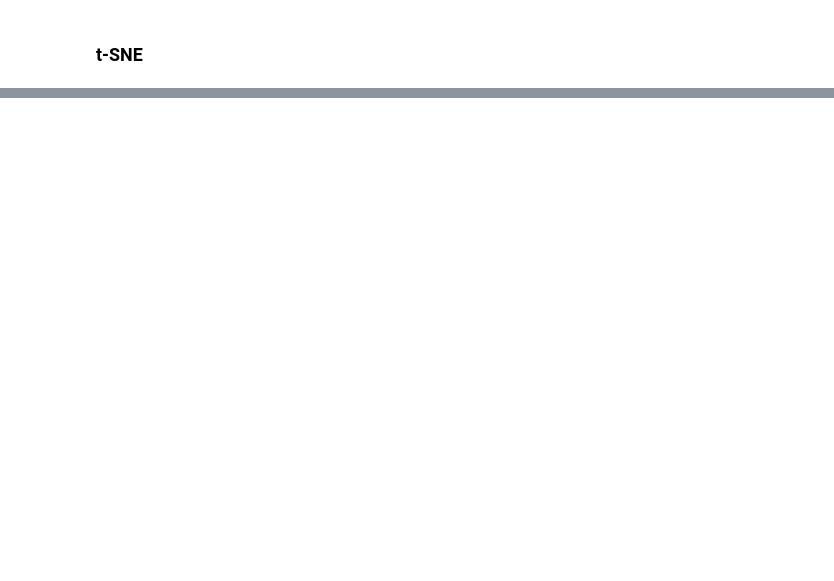
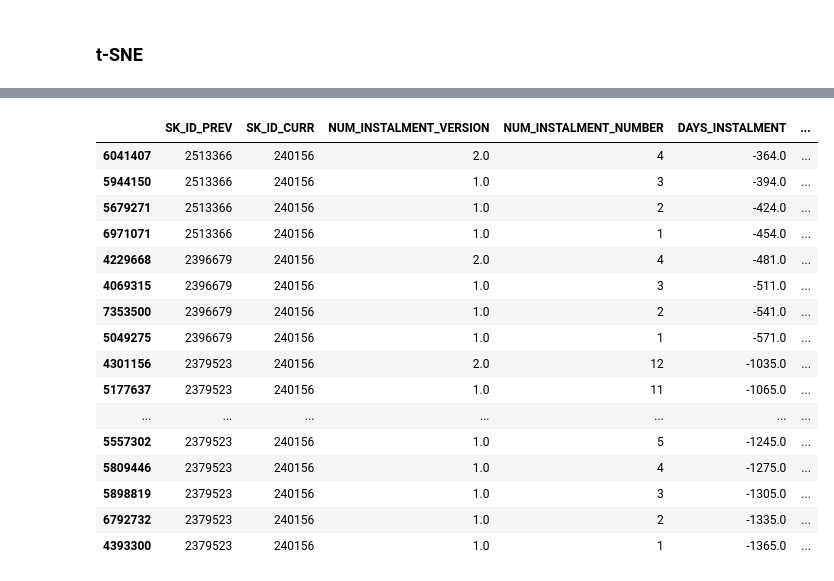
Before and after one commit to evklein/p556-final, a Jupyter notebook: eda.ipynb, the cells around one changed output, grey strips where cells are left out. Cells and saved outputs as stored; diff of their text form; code cells hidden in the pictures; blank space fills up the shorter version.

```diff
--- a/eda.ipynb
+++ b/eda.ipynb
@@ -149,0 +247,3 @@ plt.scatter(X_embedded[:, 0], X_embedded[:, 1], c = y, alpha = 0.3, cmap = 'cool
+# %%
+installment_payments = pd.read_csv('data/installments_payments.csv')
+installment_payments.info()
@@ -149,0 +287,3 @@ plt.scatter(X_embedded[:, 0], X_embedded[:, 1], c = y, alpha = 0.3, cmap = 'cool
+# %%
+loan_id_to_study = train.iloc[29]['SK_ID_CURR']
+loan_id_to_study
@@ -149,0 +336,21 @@ plt.scatter(X_embedded[:, 0], X_embedded[:, 1], c = y, alpha = 0.3, cmap = 'cool
+# %%
+installments_for_loan = installment_payments[installment_payments['SK_ID_CURR'] == loan_id_to_study]
+installments_for_loan.sort_values(['SK_ID_PREV', 'NUM_INSTALMENT_NUMBER'], ascending = False).head(20)
+# %% [output]
+|  | SK_ID_PREV | SK_ID_CURR | NUM_INSTALMENT_VERSION | NUM_INSTALMENT_NUMBER | DAYS_INSTALMENT | ... |
+| 6041407 | 2513366 | 240156 | 2.0 | 4 | -364.0 | ... |
+| 5944150 | 2513366 | 240156 | 1.0 | 3 | -394.0 | ... |
+| 5679271 | 2513366 | 240156 | 1.0 | 2 | -424.0 | ... |
+| 6971071 | 2513366 | 240156 | 1.0 | 1 | -454.0 | ... |
+| 4229668 | 2396679 | 240156 | 2.0 | 4 | -481.0 | ... |
+| 4069315 | 2396679 | 240156 | 1.0 | 3 | -511.0 | ... |
+| 7353500 | 2396679 | 240156 | 1.0 | 2 | -541.0 | ... |
+| 5049275 | 2396679 | 240156 | 1.0 | 1 | -571.0 | ... |
+| 4301156 | 2379523 | 240156 | 2.0 | 12 | -1035.0 | ... |
+| 5177637 | 2379523 | 240156 | 1.0 | 11 | -1065.0 | ... |
+| ... | ... | ... | ... | ... | ... | ... |
+| 5557302 | 2379523 | 240156 | 1.0 | 5 | -1245.0 | ... |
+| 5809446 | 2379523 | 240156 | 1.0 | 4 | -1275.0 | ... |
+| 5898819 | 2379523 | 240156 | 1.0 | 3 | -1305.0 | ... |
+| 6792732 | 2379523 | 240156 | 1.0 | 2 | -1335.0 | ... |
+| 4393300 | 2379523 | 240156 | 1.0 | 1 | -1365.0 | ... |
```
Also changed, not shown: parts of 24 cells of this notebook, 2 other files.
